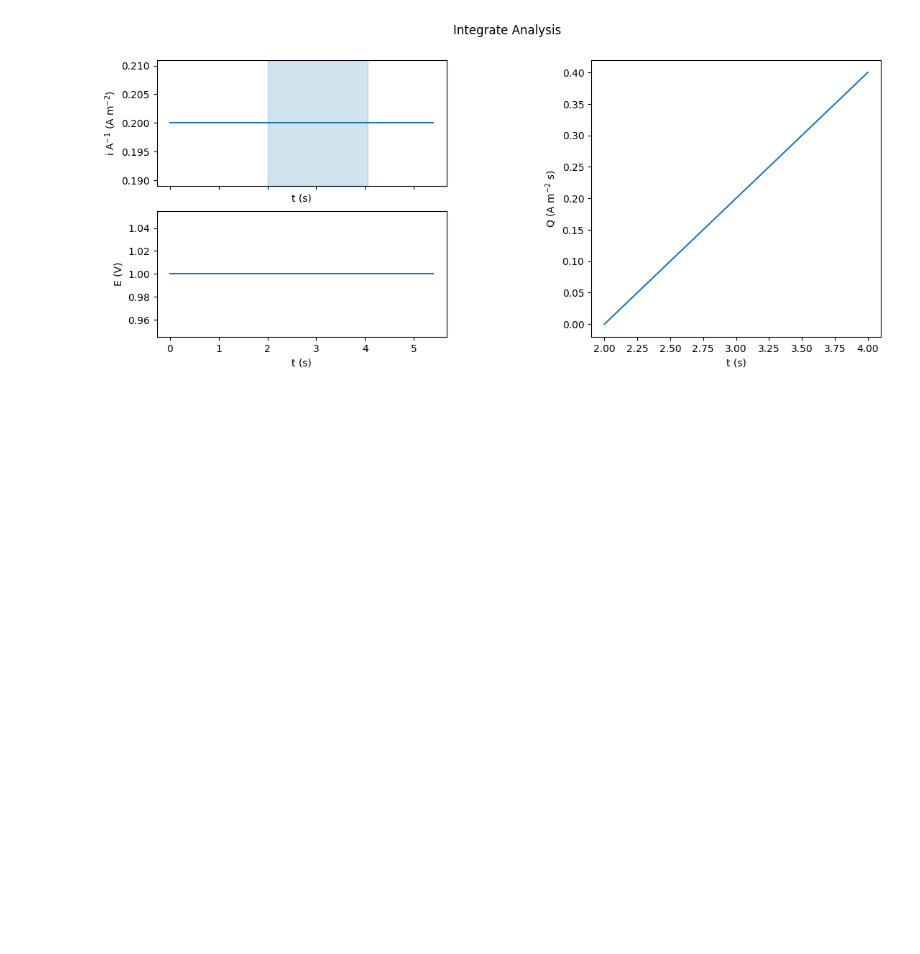
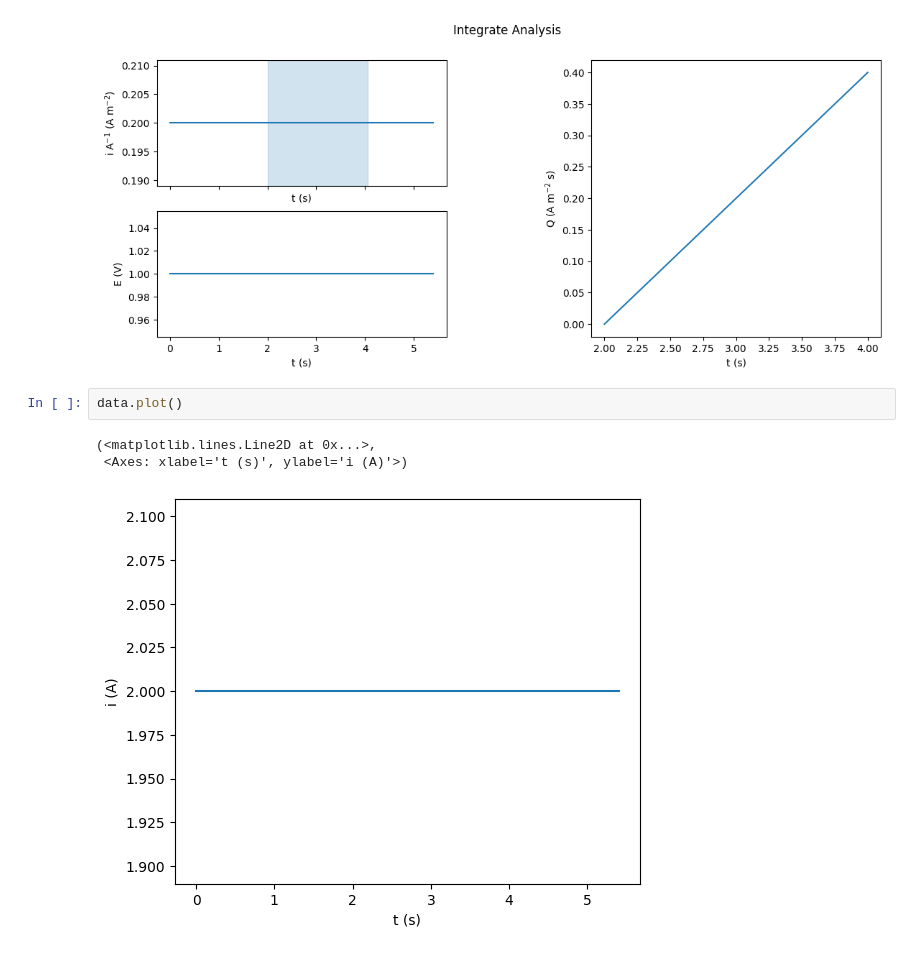
Before and after one commit to NordicEC/EC4py, a Jupyter notebook: dev/Step_Data/Step_data_t.ipynb, the cells around one changed output. Drawn from its saved outputs; the diff is of its cells as text; blank space fills up the shorter version.

```diff
--- a/dev/Step_Data/Step_data_t.ipynb
+++ b/dev/Step_Data/Step_data_t.ipynb
@@ -49,3 +49,9 @@ print(v)
 4.000e-01 A m^-2 s
 [figure]
 [figure]
+# %%
+data.plot()
+# %% [output]
+(<matplotlib.lines.Line2D at 0x...>,
+ <Axes: xlabel='t (s)', ylabel='i (A)'>)
+[figure, added]
```
Also changed, not shown: 5 other files.
